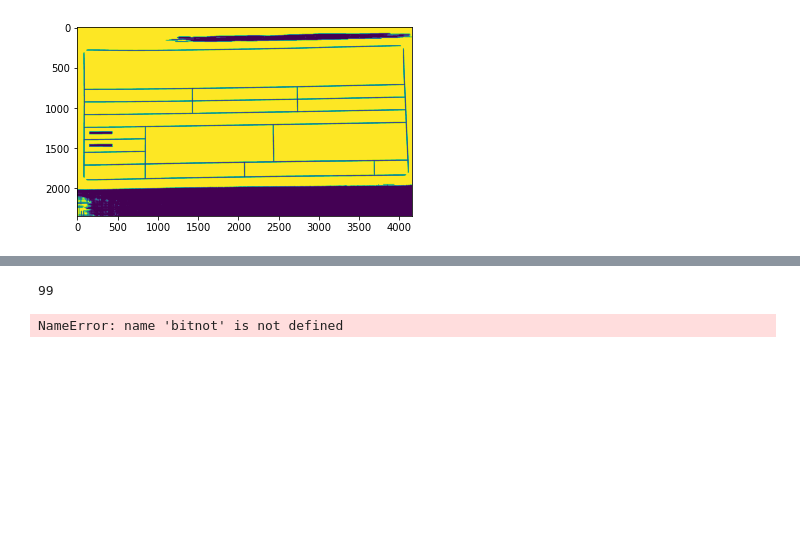
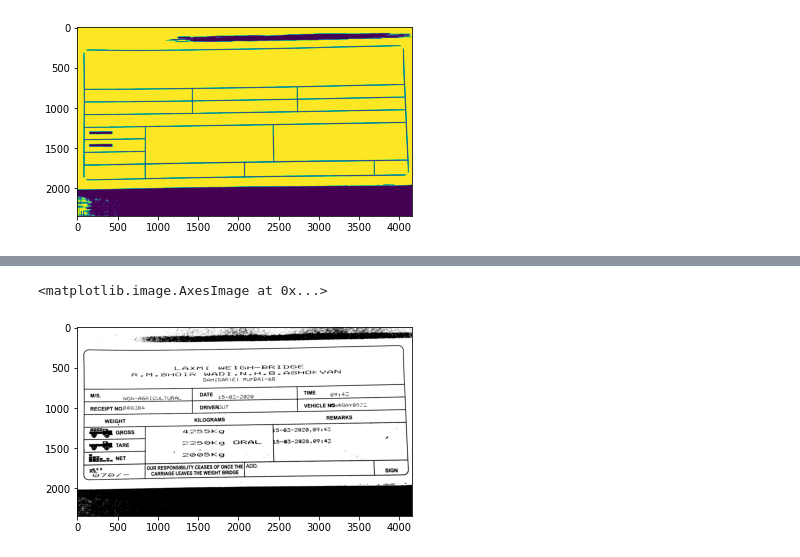
Before and after one commit to YogeshUpdhyay/OCR, a Jupyter notebook: eda/cell.ipynb, the cells around one changed output, grey strips where cells are left out. Saved outputs shown, nothing was run; the diff lists cells and outputs as text; code cells hidden in the pictures; blank space fills up the shorter version.

Commit message:
cell detection added

```diff
--- a/eda/cell.ipynb
+++ b/eda/cell.ipynb
@@ -97,33 +101,9 @@ for i in range(len(row)):
         indexing = list(diff).index(minimum)
         lis[indexing].append(row[i][j])
     finalboxes.append(lis)
-# %%
-len(finalboxes)
-# %% [output]
-99
-# %%
-#from every single image-based cell/box the strings are extracted via pytesseract and stored in a list
-outer=[]
-for i in range(len(finalboxes)):
-    for j in range(len(finalboxes[i])):
-        inner=""
-        if(len(finalboxes[i][j])==0):
-            outer.append(' ')
-        else:
-            for k in range(len(finalboxes[i][j])):
-                y,x,w,h = finalboxes[i][j][k][0],finalboxes[i][j][k][1], finalboxes[i][j][k][2],finalboxes[i][j][k][3]
-                finalimg = bitnot[x:x+h, y:y+w]
-                kernel = cv2.getStructuringElement(cv2.MORPH_RECT, (2, 1))
-                border = cv2.copyMakeBorder(finalimg,2,2,2,2,   cv2.BORDER_CONSTANT,value=[255,255])
-                resizing = cv2.resize(border, None, fx=2, fy=2, interpolation=cv2.INTER_CUBIC)
-                dilation = cv2.dilate(resizing, kernel,iterations=1)
-                erosion = cv2.erode(dilation, kernel,iterations=1)
-
-
-                out = pytesseract.image_to_string(erosion)
-                if(len(out)==0):
-                    out = pytesseract.image_to_string(erosion, config='--psm 3')
-                inner = inner +" "+ out
-            outer.append(inner)
-# %% [output]
-NameError: name 'bitnot' is not defined
+# %%
+bin_img = cv2.imread("../sample_binary.jpg")
+plt.imshow(bin_img)
+# %% [output]
+<matplotlib.image.AxesImage at 0x...>
+[figure, added]
```
Also changed, not shown: parts of 4 cells of this notebook, 3 other files.
